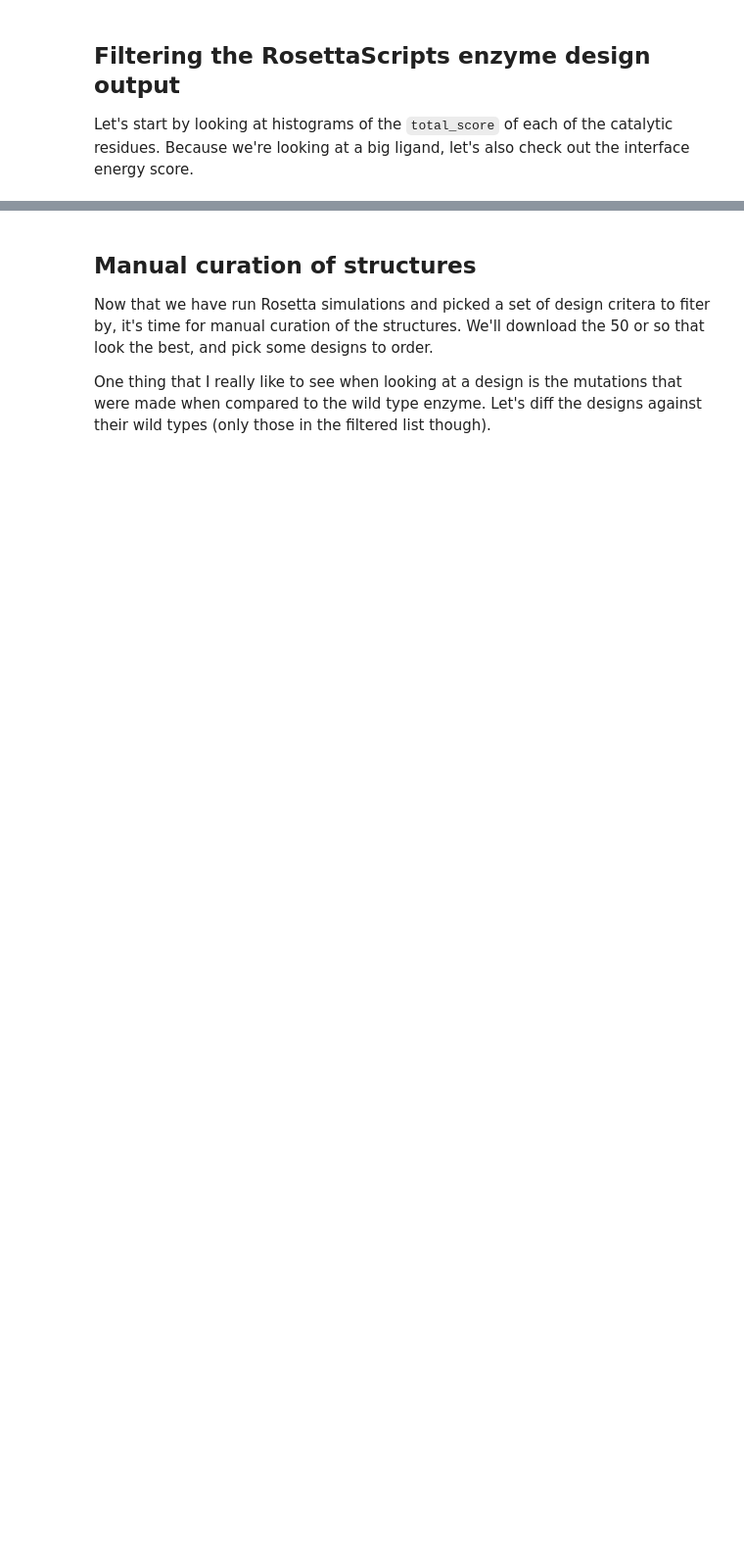
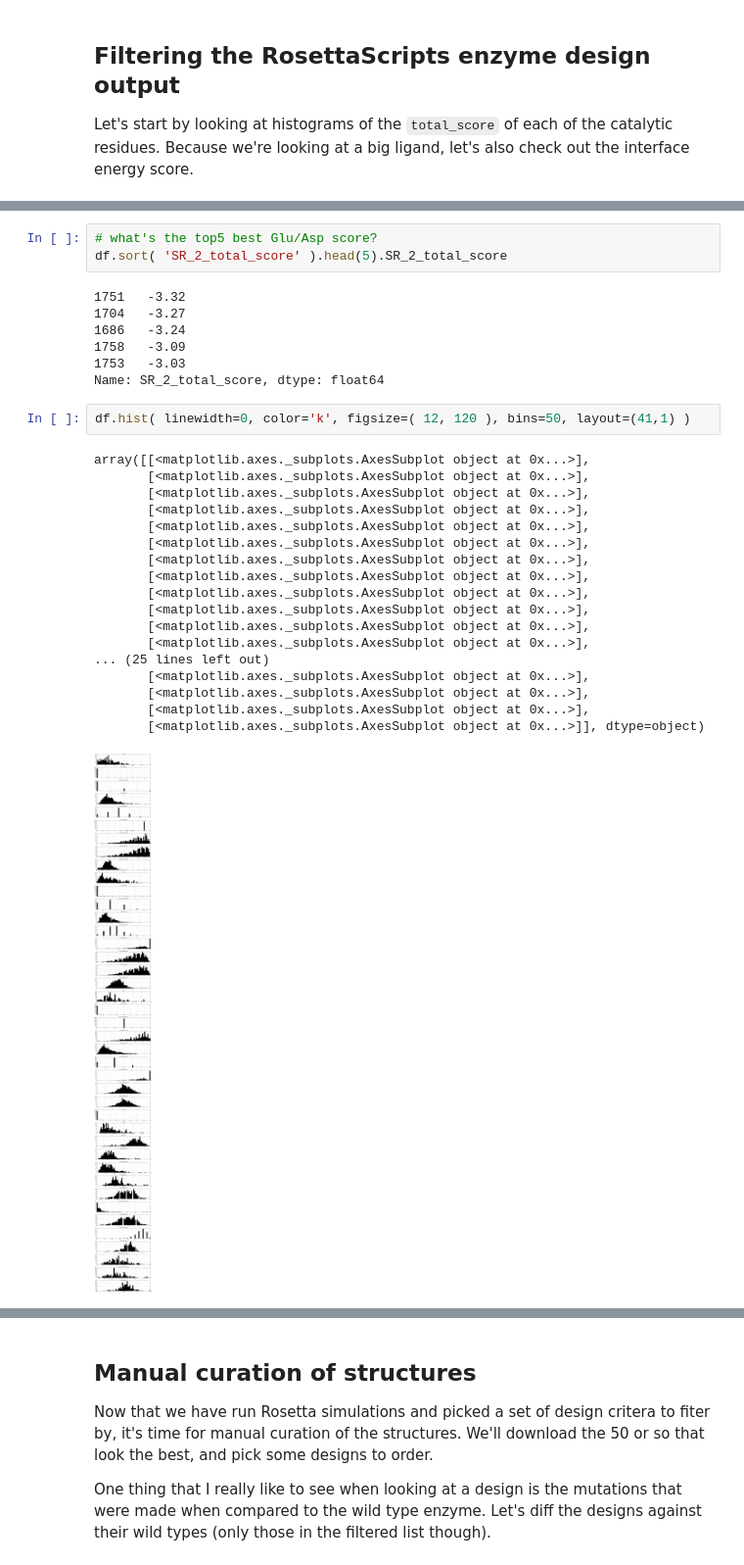
Before and after one commit to dacarlin/dnh-aro, a Jupyter notebook: Untitled.ipynb, the cells around one changed output, grey strips where cells are left out. Shown at 98% size. Cells and saved outputs as stored; diff of their text form; blank space fills up the shorter version.

```diff
--- a/Untitled.ipynb
+++ b/Untitled.ipynb
@@ -138 +163,32 @@ plt.show()
+# %%
+# what's the top5 best Glu/Asp score?
+df.sort( 'SR_2_total_score' ).head(5).SR_2_total_score
+# %% [output]
+1751   -3.32
+1704   -3.27
+1686   -3.24
+1758   -3.09
+1753   -3.03
+Name: SR_2_total_score, dtype: float64
+# %%
+df.hist( linewidth=0, color='k', figsize=( 12, 120 ), bins=50, layout=(41,1) )
+# %% [output]
+array([[<matplotlib.axes._subplots.AxesSubplot object at 0x...>],
+       [<matplotlib.axes._subplots.AxesSubplot object at 0x...>],
+       [<matplotlib.axes._subplots.AxesSubplot object at 0x...>],
+       [<matplotlib.axes._subplots.AxesSubplot object at 0x...>],
+       [<matplotlib.axes._subplots.AxesSubplot object at 0x...>],
+       [<matplotlib.axes._subplots.AxesSubplot object at 0x...>],
+       [<matplotlib.axes._subplots.AxesSubplot object at 0x...>],
+       [<matplotlib.axes._subplots.AxesSubplot object at 0x...>],
+       [<matplotlib.axes._subplots.AxesSubplot object at 0x...>],
+       [<matplotlib.axes._subplots.AxesSubplot object at 0x...>],
+       [<matplotlib.axes._subplots.AxesSubplot object at 0x...>],
+       [<matplotlib.axes._subplots.AxesSubplot object at 0x...>],
+... (25 lines left out)
+       [<matplotlib.axes._subplots.AxesSubplot object at 0x...>],
+       [<matplotlib.axes._subplots.AxesSubplot object at 0x...>],
+       [<matplotlib.axes._subplots.AxesSubplot object at 0x...>],
+       [<matplotlib.axes._subplots.AxesSubplot object at 0x...>]], dtype=object)
+[figure, added]
 # %% [markdown]
```
Also changed, not shown: parts of 16 cells of this notebook.
